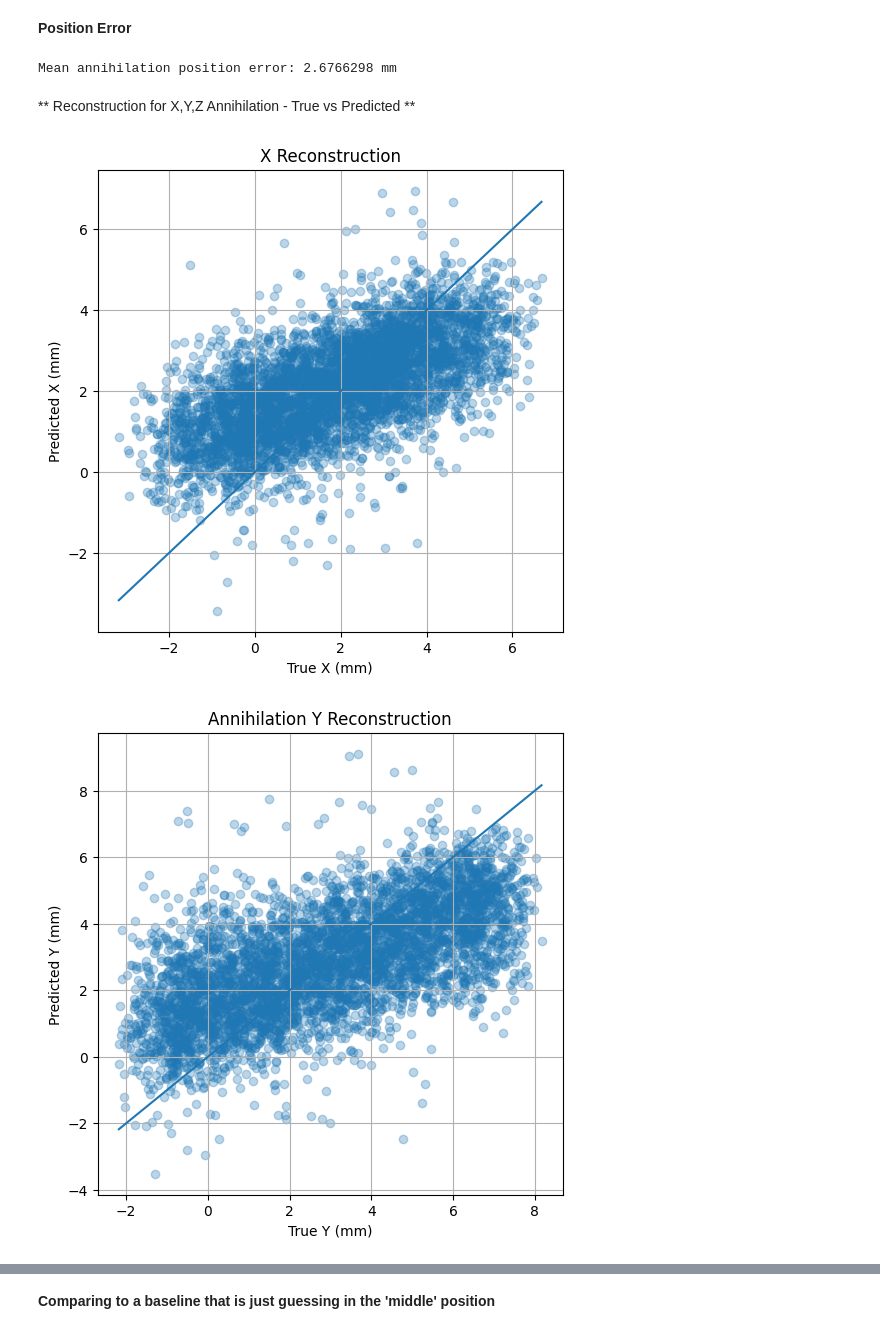
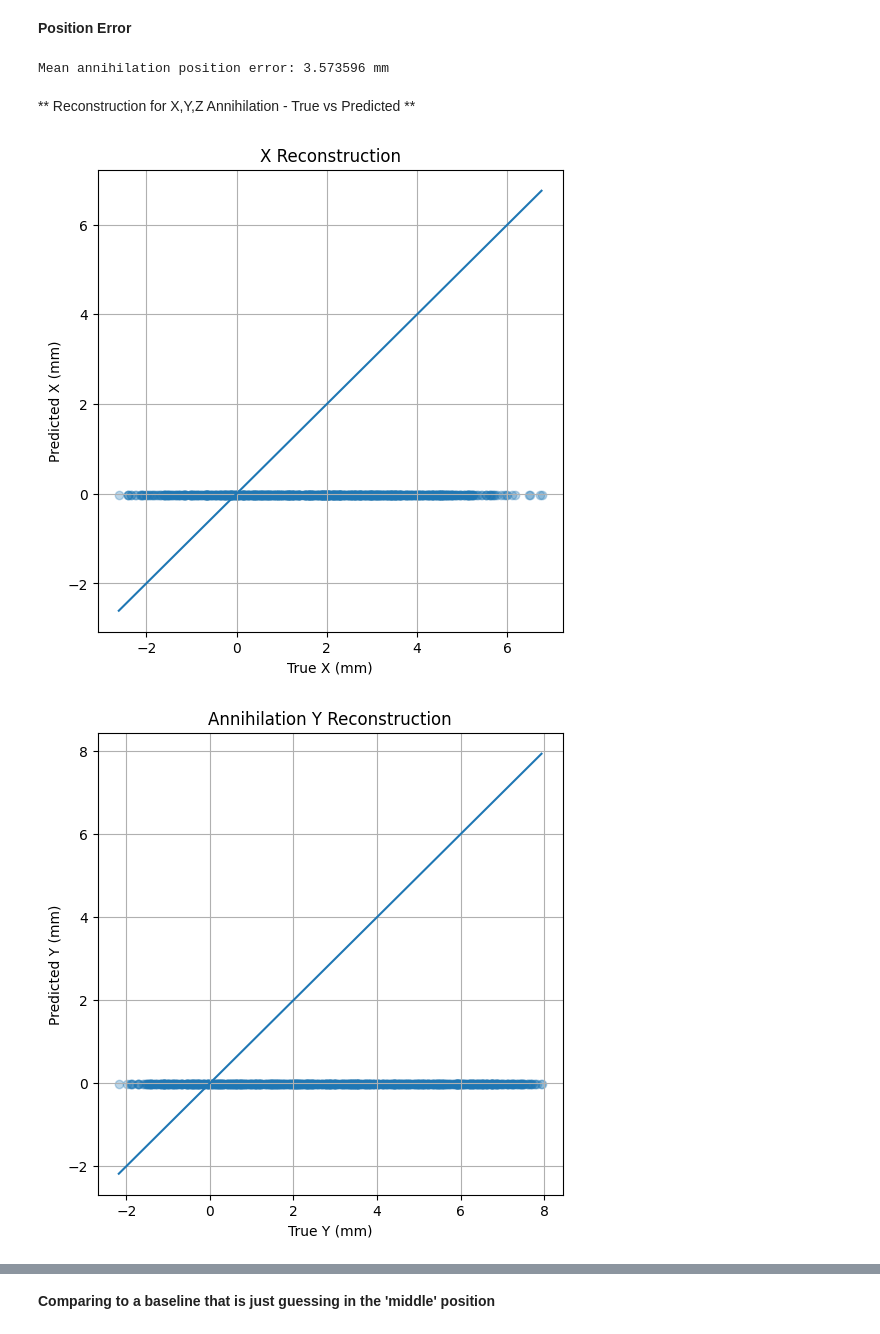
Before and after one commit to ruthhodgson/vae_for_qepet, a Jupyter notebook: Classification_RunID.ipynb, the cells around one changed output, grey strips where cells are left out. Cells and saved outputs as stored; diff of their text form; code cells hidden in the pictures.

```diff
--- a/Classification_RunID.ipynb
+++ b/Classification_RunID.ipynb
@@ -658,8 +656,10 @@ predict = tf.keras.Sequential(
 #obtain z from the vae to be used in the predictor training and train
 
 target = tf.cast(target, tf.float32)
+pred_optim = tf.keras.optimizers.Adam(learning_rate)
 
 prediction_data = tf.data.Dataset.from_tensor_slices((X_train, y_train_scaled))
+prediction_data = prediction_data.batch(batch_size)
 
 @tf.function
 def training_predict(predict, z, target, pred_optim):
@@ -668,7 +668,7 @@ def training_predict(predict, z, target, pred_optim):
         pred_loss = tf.reduce_mean(tf.square(prediction-target))
     pred_grad =tape.gradient(pred_loss, predict.trainable_variables )
     pred_optim.apply_gradients(zip(pred_grad, predict.trainable_variables))
-    return pred_loss, prediction
+    return pred_loss
 # %%
 #running the predictor trainer
 
@@ -707,3 +744,40 @@ Model: "con_vae_3"
  Non-trainable params: 0 (0.00 B)
 # %% [markdown]
 **Test Accuracy, loss and MAE**
+# %%
+prediction_test = tf.data.Dataset.from_tensor_slices((X_test, y_test_scaled))
+prediction_test = prediction_test.batch(batch_size)
+
+predicts = []
+targets = []
+
+for image, target in prediction_test:
+    mean, logvar = model.encode(image)
+
+    z = mean
+
+    prediction = predict(z)
+
+    predicts.append(prediction)
+    targets.append(target)
+# %%
+predicts = tf.concat(predicts, axis = 0)
+targets = tf.concat(targets, axis=0)
+
+print(predicts.shape)
+
+print(targets.shape)
+
+test_mse = tf.reduce_mean(
+    tf.square(prediction - target)
+)
+
+test_mae = tf.reduce_mean(
+    tf.abs(prediction - target)
+)
+
+print("VAE Test MSE:", test_mse.numpy())
+print("VAE Test MAE:", test_mae.numpy())
+
+predicts_scaled = predicts.numpy()
+final_preds = target_scaler.inverse_transform(predicts_scaled)
@@ -753,7 +827,7 @@ Predicted: [ 3.5399342  2.5194967 -9.568745 ]
 # %% [markdown]
 **Position Error**
 # %%
-position_error = prediction[:,:3] - y_test[:,:3]
+position_error = final_preds[:,:3] - y_test[:,:3]
 
 
 distance_error = np.sqrt(
@@ -769,7 +843,7 @@ print(
     "mm"
 )
 # %% [output]
-Mean annihilation position error: 2.6766298 mm
+Mean annihilation position error: 3.573596 mm
 # %% [markdown]
 ** Reconstruction for X,Y,Z Annihilation - True vs Predicted **
 # %%
@@ -778,7 +852,7 @@ plt.figure(figsize=(6,6))
 
 plt.scatter(
     y_test[:,0],
-    prediction[:,0],
+    predicts[:,0],
     alpha=0.3
 )
 
@@ -794,32 +868,32 @@ plt.plot(
 plt.grid()
 plt.show()
 # %% [output]
-[figure, old version]
+[figure, new version]
 # %%
 #Y
 plt.figure(figsize=(6,6))
 
 plt.scatter(
     y_test[:,1],          # True Y
-    prediction[:,1],      # Predicted Y
+    predicts[:,1],      # Predicted Y
     alpha=0.3
 )
 
 plt.xlabel("True Y (mm)")
 plt.ylabel("Predicted Y (mm)")
 
 plt.title("Annihilation Y Reconstruction")
 
 
 plt.plot(
     [y_test[:,1].min(), y_test[:,1].max()],
     [y_test[:,1].min(), y_test[:,1].max()]
 )
 
 plt.grid()
 plt.show()
 # %% [output]
-[figure, old version]
+[figure, new version]
 # %%
 #Z
 plt.figure(figsize=(6,6))
```
Also changed, not shown: parts of 26 cells of this notebook.
